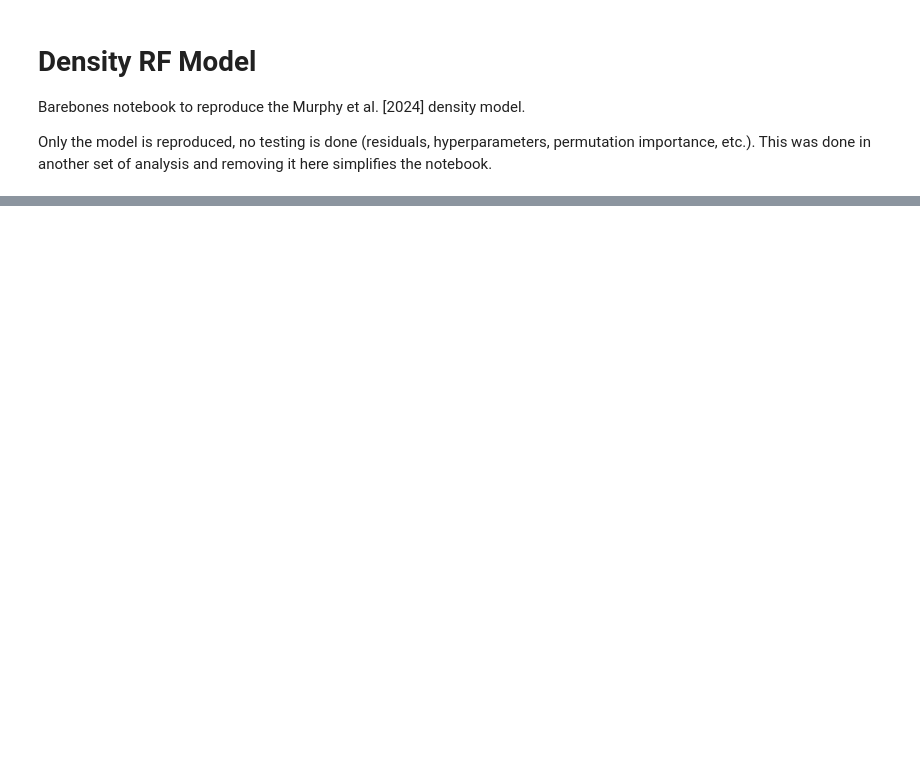
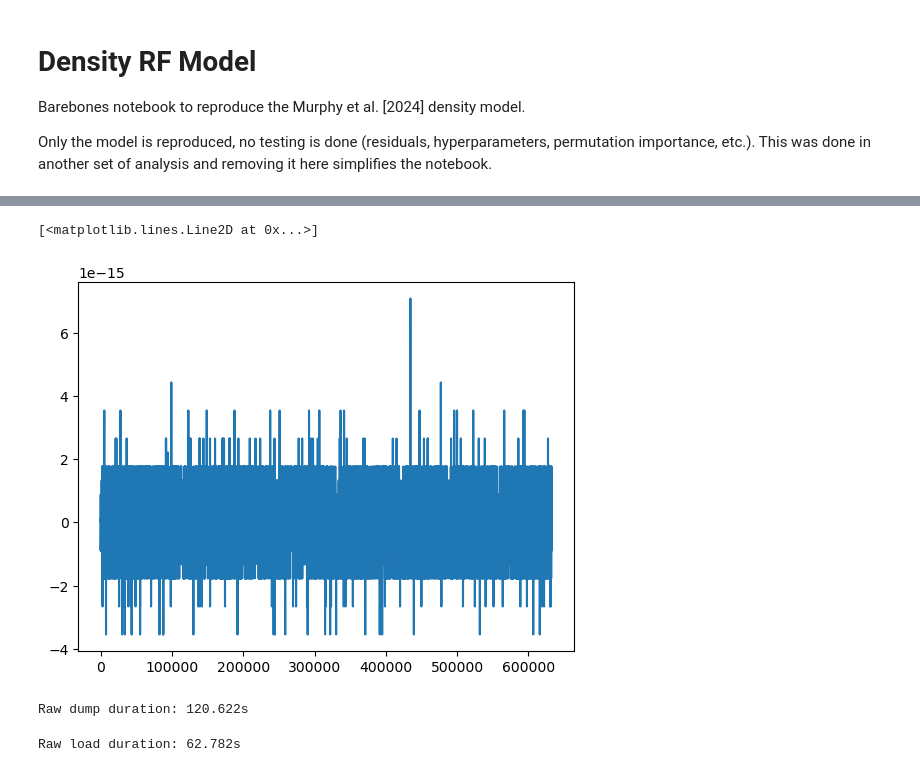
Before and after one commit to kylermurphy/mltdm, a Jupyter notebook: Notebooks/RF_model.ipynb, the cells around one changed output, grey strips where cells are left out. Cells and saved outputs as stored; diff of their text form; code cells hidden in the pictures; blank space fills up the shorter version.

```diff
--- a/Notebooks/RF_model.ipynb
+++ b/Notebooks/RF_model.ipynb
@@ -235,0 +231,8 @@ Time consumed in working:  222.15123224258423
+# %%
+import pandas as pd
+mdl_sv = r"D:\data\SatDensities\FI_GEO_RFdat_AIMFAHR.pkl"
+mdl_dat = pd.read_pickle(mdl_sv)
+# get the model from the old pickle file
+rfr = mdl_dat[0]
+# get the input data
+feat_dat = mdl_dat[1][rfr.feature_names_in_].copy()
@@ -235,0 +243,2 @@ Time consumed in working:  222.15123224258423
+# %%
+sio.load(file="D:/data/rfr.skops")
@@ -235,0 +405,2 @@ Time consumed in working:  222.15123224258423
+# %%
+loaded = sio.load("D:/data/rfr_bz2.skops")
@@ -235,0 +425,2 @@ Time consumed in working:  222.15123224258423
+# %%
+xx = loaded.predict(feat_dat)
@@ -235,0 +429,25 @@ Time consumed in working:  222.15123224258423
+# %%
+plt.plot(xx-mdl_dat[1]['400kmDensity_pred'].to_numpy())
+# %% [output]
+[<matplotlib.lines.Line2D at 0x...>]
+[figure, added]
+# %%
+import os
+import os.path
+import time
+start = time.time()
+pickle_file = "D:/data/rfr_bz2_6.joblib"
+with open(pickle_file, "wb") as f:
+    dump(rfr, f, compress=('bz2',6))
+raw_dump_duration = time.time() - start
+print("Raw dump duration: %0.3fs" % raw_dump_duration)
+# %% [output]
+Raw dump duration: 120.622s
+# %%
+start = time.time()
+with open(pickle_file, "rb") as f:
+    load("D:/data/rfr_bz2.joblib")
+raw_load_duration = time.time() - start
+print("Raw load duration: %0.3fs" % raw_load_duration)
+# %% [output]
+Raw load duration: 62.782s
```
Also changed, not shown: parts of 29 cells of this notebook, 1 other file.
